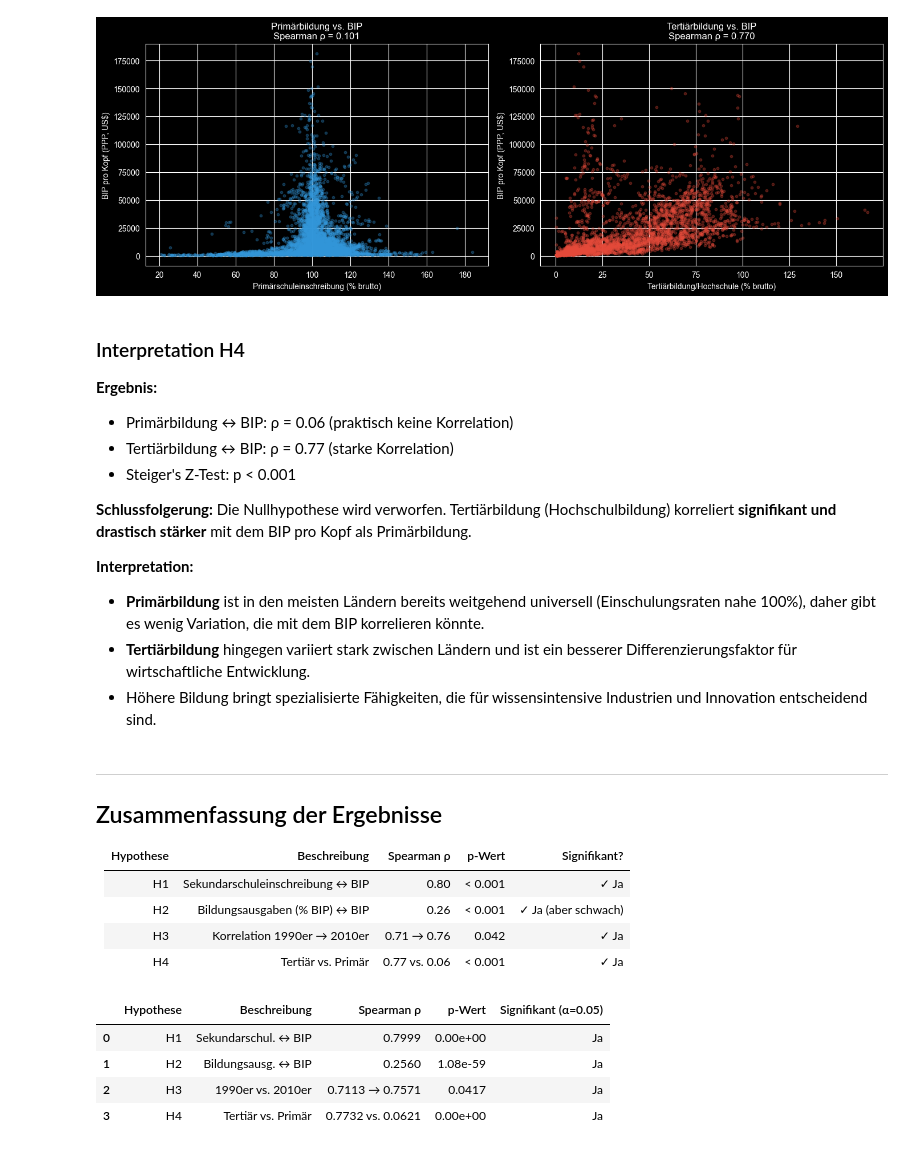
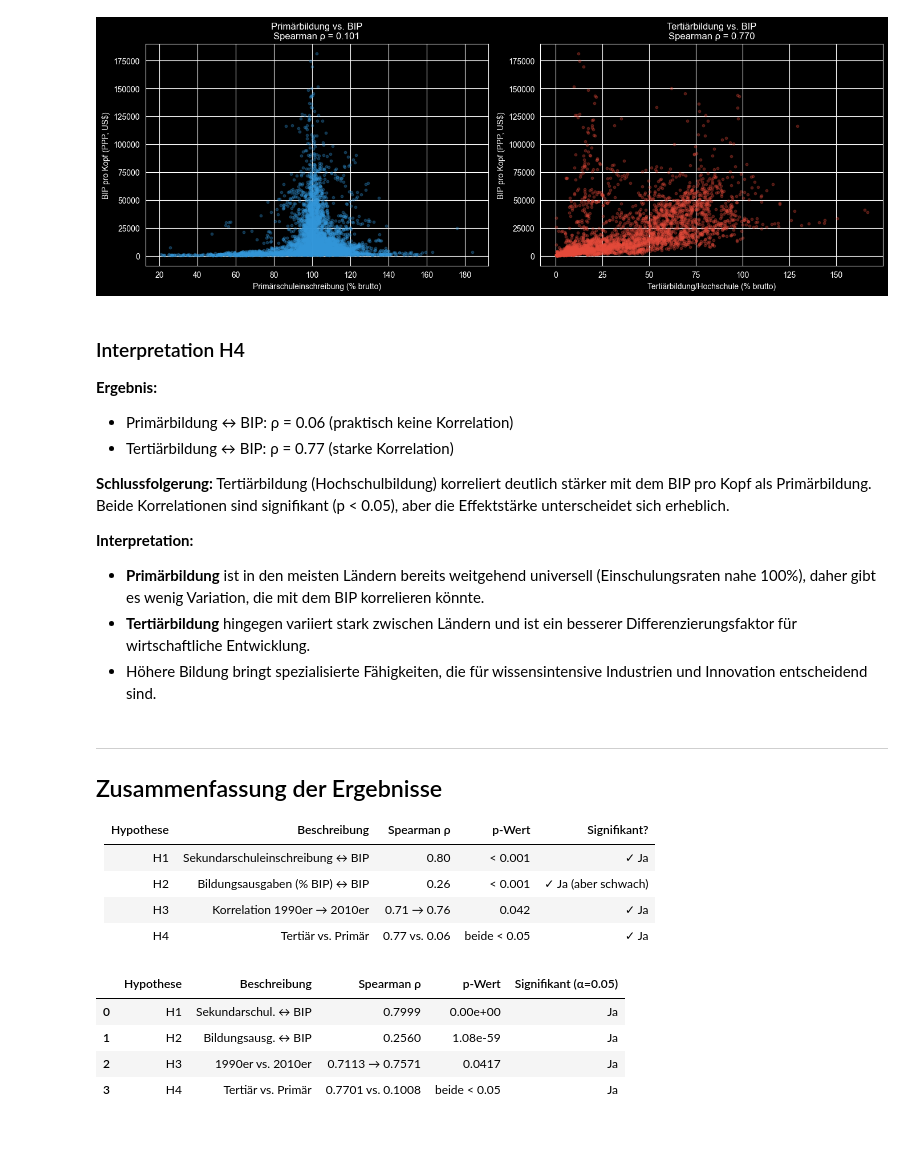
Before and after one commit to JanVogt06/education-economic-development, a Jupyter notebook: notebooks/03_hypothesis_testing.ipynb, the cells around one changed output. Cells and saved outputs as stored; diff of their text form; code cells hidden in the pictures.

```diff
--- a/notebooks/03_hypothesis_testing.ipynb
+++ b/notebooks/03_hypothesis_testing.ipynb
@@ -496,9 +423,8 @@ plt.show()
 **Ergebnis:**
 - Primärbildung ↔ BIP: ρ = 0.06 (praktisch keine Korrelation)
 - Tertiärbildung ↔ BIP: ρ = 0.77 (starke Korrelation)
-- Steiger's Z-Test: p < 0.001
 
-**Schlussfolgerung:** Die Nullhypothese wird verworfen. Tertiärbildung (Hochschulbildung) korreliert **signifikant und drastisch stärker** mit dem BIP pro Kopf als Primärbildung.
+**Schlussfolgerung:** Tertiärbildung (Hochschulbildung) korreliert deutlich stärker mit dem BIP pro Kopf als Primärbildung. Beide Korrelationen sind signifikant (p < 0.05), aber die Effektstärke unterscheidet sich erheblich.
 
 **Interpretation:**
 - **Primärbildung** ist in den meisten Ländern bereits weitgehend universell (Einschulungsraten nahe 100%), daher gibt es wenig Variation, die mit dem BIP korrelieren könnte.
@@ -514,7 +440,7 @@ plt.show()
 | H1 | Sekundarschuleinschreibung ↔ BIP | 0.80 | < 0.001 | ✓ Ja |
 | H2 | Bildungsausgaben (% BIP) ↔ BIP | 0.26 | < 0.001 | ✓ Ja (aber schwach) |
 | H3 | Korrelation 1990er → 2010er | 0.71 → 0.76 | 0.042 | ✓ Ja |
-| H4 | Tertiär vs. Primär | 0.77 vs. 0.06 | < 0.001 | ✓ Ja |
+| H4 | Tertiär vs. Primär | 0.77 vs. 0.06 | beide < 0.05 | ✓ Ja |
 # %%
 # Automatische Zusammenfassungstabelle
 summary = pd.DataFrame([
@@ -524,37 +450,37 @@ summary = pd.DataFrame([
         "Spearman ρ": f"{result_h1['spearman_r']:.4f}",
         "p-Wert": f"{result_h1['spearman_p']:.2e}",
         "Signifikant (α=0.05)": "Ja" if result_h1['spearman_significant'] else "Nein"
     },
     {
         "Hypothese": "H2",
         "Beschreibung": "Bildungsausg. ↔ BIP",
         "Spearman ρ": f"{result_h2['spearman_r']:.4f}",
         "p-Wert": f"{result_h2['spearman_p']:.2e}",
         "Signifikant (α=0.05)": "Ja" if result_h2['spearman_significant'] else "Nein"
     },
     {
         "Hypothese": "H3",
         "Beschreibung": "1990er vs. 2010er",
         "Spearman ρ": f"{result_90s['spearman_r']:.4f} → {result_10s['spearman_r']:.4f}",
         "p-Wert": f"{p_val:.4f}",
         "Signifikant (α=0.05)": "Ja" if p_val < 0.05 else "Nein"
     },
     {
         "Hypothese": "H4",
         "Beschreibung": "Tertiär vs. Primär",
-        "Spearman ρ": f"{r_gdp_tertiary:.4f} vs. {r_gdp_primary:.4f}",
-        "p-Wert": f"{p_steiger:.2e}",
-        "Signifikant (α=0.05)": "Ja" if p_steiger < 0.05 else "Nein"
+        "Spearman ρ": f"{result_tertiary['spearman_r']:.4f} vs. {result_primary['spearman_r']:.4f}",
+        "p-Wert": "beide < 0.05",
+        "Signifikant (α=0.05)": "Ja"
     },
 ])
 
 summary
 # %% [output]
 |  | Hypothese | Beschreibung | Spearman ρ | p-Wert | Signifikant (α=0.05) |
 | 0 | H1 | Sekundarschul. ↔ BIP | 0.7999 | 0.00e+00 | Ja |
 | 1 | H2 | Bildungsausg. ↔ BIP | 0.2560 | 1.08e-59 | Ja |
 | 2 | H3 | 1990er vs. 2010er | 0.7113 → 0.7571 | 0.0417 | Ja |
-| 3 | H4 | Tertiär vs. Primär | 0.7732 vs. 0.0621 | 0.00e+00 | Ja |
+| 3 | H4 | Tertiär vs. Primär | 0.7701 vs. 0.1008 | beide < 0.05 | Ja |
 # %% [markdown]
 ---
 
```
Also changed, not shown: parts of 6 cells of this notebook, 5 other files.
